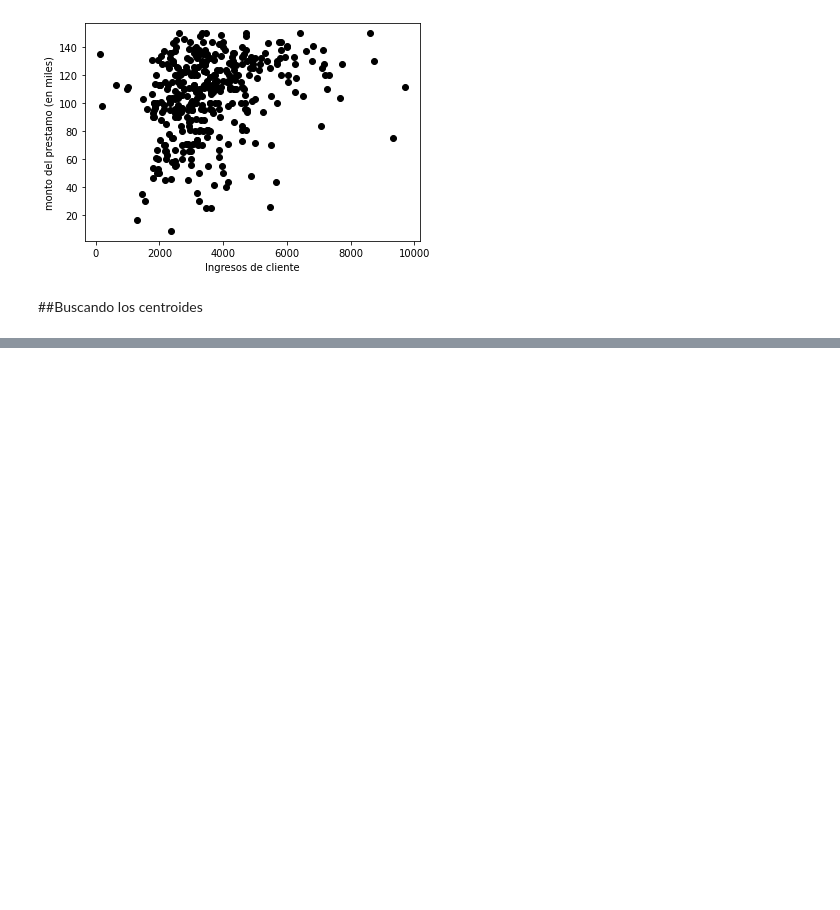
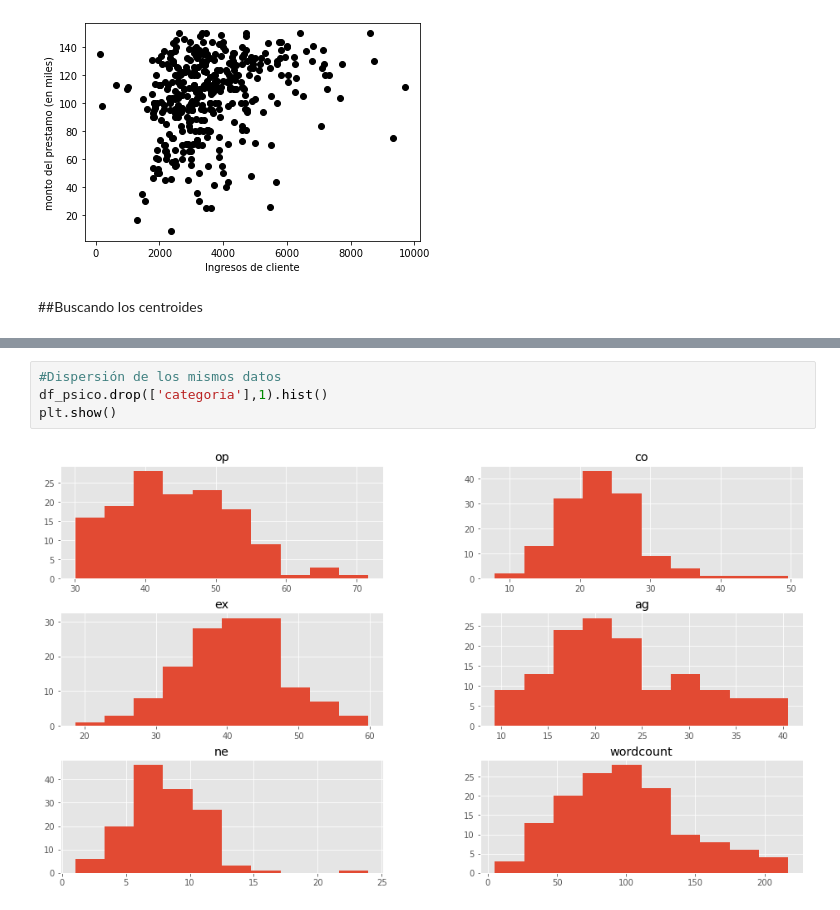
Before and after one commit to santiagomc12/Deep-Learning-20221, a Jupyter notebook: Primer Periodo/P1T6_KMEAN.ipynb, the cells around one changed output, grey strips where cells are left out. Cells and saved outputs as stored; diff of their text form; blank space fills up the shorter version.

```diff
--- a/Primer Periodo/P1T6_KMEAN.ipynb
+++ b/Primer Periodo/P1T6_KMEAN.ipynb
@@ -158,0 +306,6 @@ plt.show()
+# %%
+#Dispersión de los mismos datos
+df_psico.drop(['categoria'],1).hist()
+plt.show()
+# %% [output]
+[figure, added]
```
Also changed, not shown: parts of 85 cells of this notebook.
